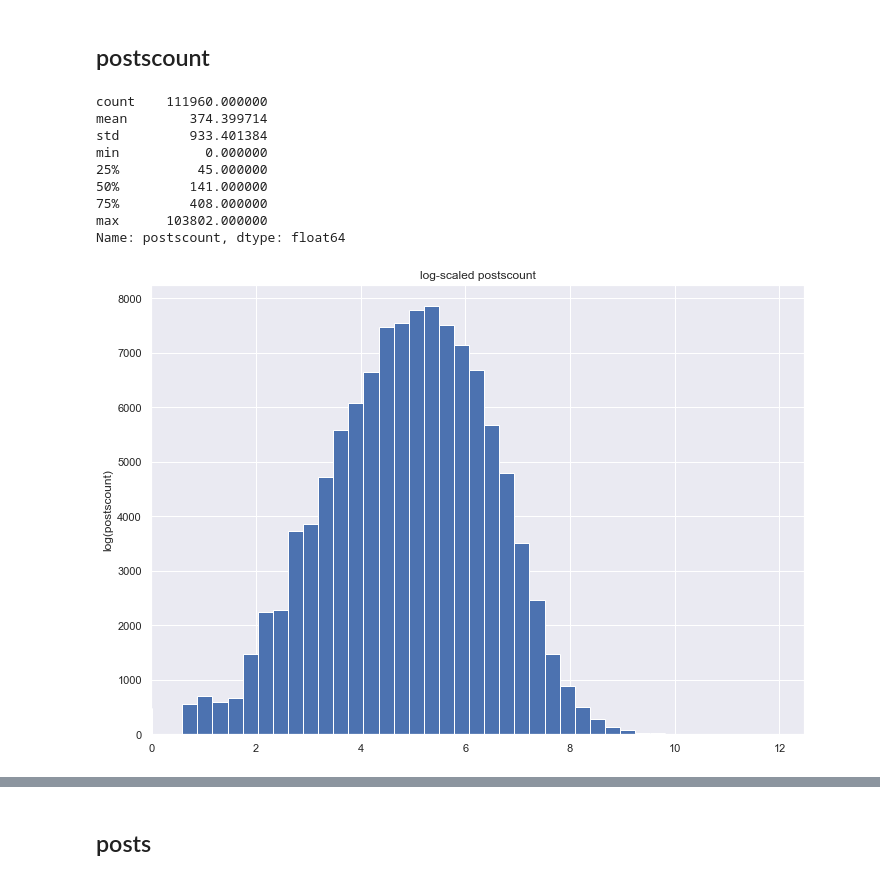
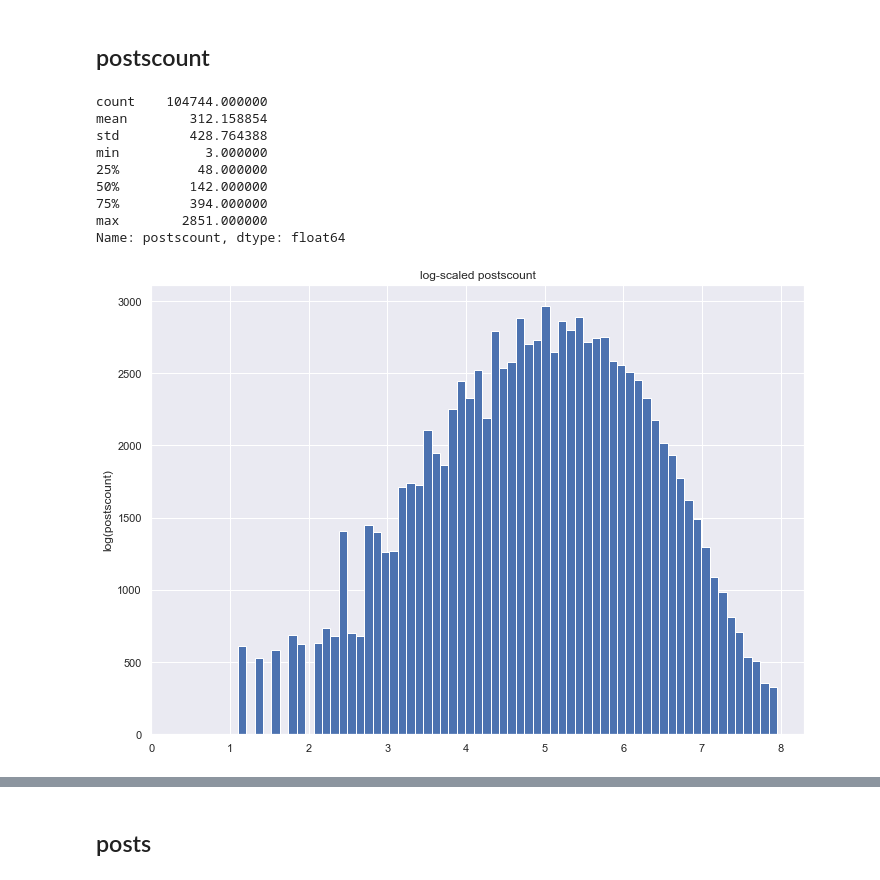
Before and after one commit to angrymuskrat/instagram-auditor, a Jupyter notebook: notebooks/Multivariate_stats.ipynb, the cells around one changed output, grey strips where cells are left out. Cells and saved outputs as stored; diff of their text form; code cells hidden in the pictures.

```diff
--- a/notebooks/Multivariate_stats.ipynb
+++ b/notebooks/Multivariate_stats.ipynb
@@ -43,6 +42,17 @@ stats.describe()
 | 75% | 1.112828e+10 | 8.630000e+02 | 489.000000 | 408.000000 | 3.000000 | 63.000000 | 3.000000 | ... |
 | max | 3.120027e+10 | 2.626624e+07 | 260478.000000 | 103802.000000 | 19140.000000 | 222978.000000 | 27949.000000 | ... |
 8 rows × 24 columns
+# %%
+def filter_outliers(df, columns, q_min=0.01, q_max=0.99):
+    df_filtered = df.copy()
+
+    for column in columns:
+        q_low = df_filtered[column].quantile(0.01)
+        q_hi  = df_filtered[column].quantile(0.99)
+
+        df_filtered = df_filtered[(df_filtered[column] < q_hi) & (df_filtered[column] > q_low)]
+
+    return df_filtered
 # %%
 DISTRIBUTIONS = [
     st.alpha,st.anglit,st.arcsine,st.beta,st.betaprime,st.bradford,st.burr,st.cauchy,st.chi,st.chi2,st.cosine,
@@ -140,3 +162,7 @@ def print_best(distribs, ax, data, bins=50):
+# %%
+everything = ['followedby', 'follow', 'postscount']
+
+stats = filter_outliers(stats, everything)
 # %% [markdown]
 ## EDA
 # %%
@@ -218,24 +228,24 @@ sns.kdeplot(stats.follow, shade=True);
 # %%
 stats.postscount.describe()
 # %% [output]
-count    111960.000000
-mean        374.399714
-std         933.401384
-min           0.000000
-25%          45.000000
-50%         141.000000
-75%         408.000000
-max      103802.000000
+count    104744.000000
+mean        312.158854
+std         428.764388
+min           3.000000
+25%          48.000000
+50%         142.000000
+75%         394.000000
+max        2851.000000
 Name: postscount, dtype: float64
 # %%
-log_scale_postscount = np.log(stats.postscount + 0.001)
+log_scale_postscount = np.ma.log(stats.postscount.values)
 plt.hist(log_scale_postscount, bins=64)
 plt.title("log-scaled postscount")
 plt.xlabel('')
 plt.ylabel('log(postscount)')
 plt.xlim((0, None));
 # %% [output]
-[figure, old version]
+[figure, new version]
 # %%
 sns.kdeplot(stats.postscount, shade=True);
 # %% [output]
```
Also changed, not shown: parts of 56 cells of this notebook.
